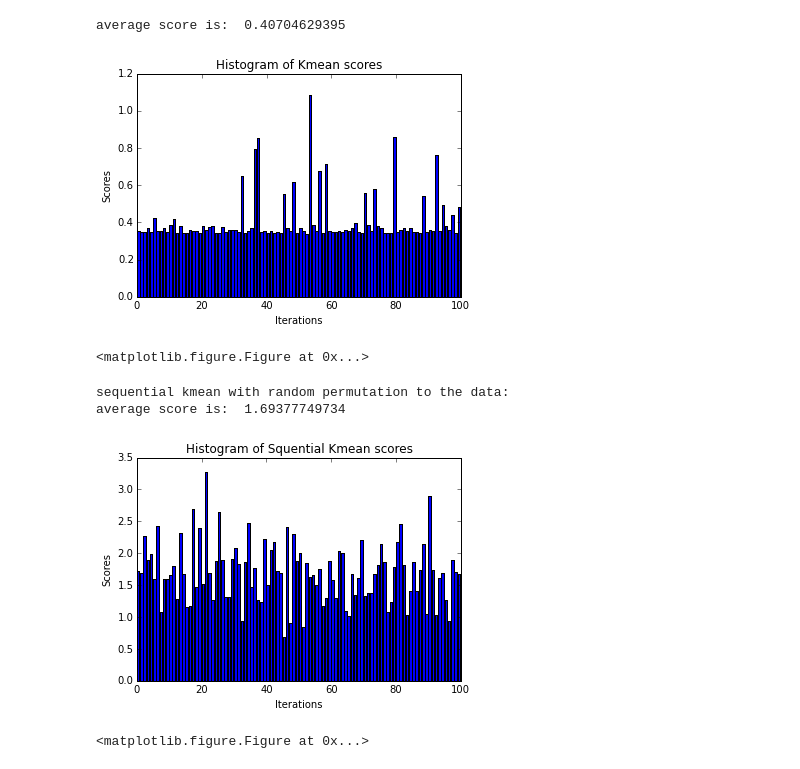
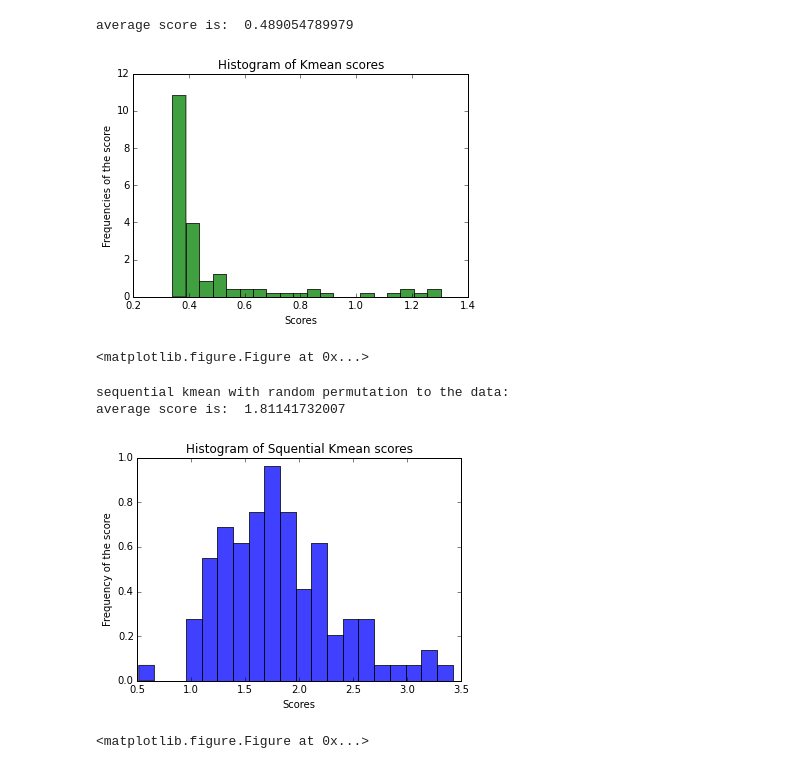
Before and after one commit to RuiqingQiu/K-Mean, a Jupyter notebook: kmeans.ipynb, the cells around one changed output. Drawn from its saved outputs; the diff is of its cells as text; code cells hidden in the pictures.

Commit message:
change bar graph to histogram

```diff
--- a/kmeans.ipynb
+++ b/kmeans.ipynb
@@ -219,43 +221,45 @@ for i in range(num_of_iterations):
     res1, idx1 = kmeans2(data_set, k)
     score_list.append(d.error_calculate(res1) / (sigma * sigma * p))
 print "average score is: ", sum(score_list)/len(score_list)
-plt.xlabel('Iterations')
-plt.ylabel('Scores')
+plt.xlabel('Scores')
+plt.ylabel('Frequencies of the score')
 plt.title(r'Histogram of Kmean scores')
-plt.bar(range(num_of_iterations), score_list)
+#plt.bar(range(num_of_iterations), score_list)
+n, bins, patches = plt.hist(score_list,20,normed=1,facecolor="green",alpha=0.75)
 
 # Tweak spacing to prevent clipping of ylabel
-plt.subplots_adjust(left=0.15)
+#plt.subplots_adjust(left=0.15)
 plt.show()
 pylab.clf()
 # %% [output]
-average score is:  0.40704629395
+average score is:  0.489054789979
-[figure, old version]
+[figure, new version]
 <matplotlib.figure.Figure at 0x...>
 # %%
 # Experiment 2: Running sequential kmeans on the data and obtain average score
 score_list = []
 res1, idx1 = sequential_kmean(np.random.permutation(data_set) , k)
 print "sequential kmean with random permutation to the data: "
 for i in range(num_of_iterations):
     # with permutation
     res1, idx1 = sequential_kmean(np.random.permutation(data_set) , k)
     score_list.append(d.error_calculate(res1) / (sigma * sigma * p))
 print "average score is: ", sum(score_list)/len(score_list)
 # add a 'best fit' line
-plt.xlabel('Iterations')
-plt.ylabel('Scores')
+plt.xlabel('Scores')
+plt.ylabel('Frequency of the score')
 plt.title(r'Histogram of Squential Kmean scores')
-plt.bar(range(num_of_iterations), score_list)
+#plt.bar(range(num_of_iterations), score_list)
+n, bins, patches = plt.hist(score_list,20,normed=1,facecolor="blue",alpha=0.75)
 
 # Tweak spacing to prevent clipping of ylabel
 plt.subplots_adjust(left=0.15)
 plt.show()
 pylab.clf()
 # %% [output]
 sequential kmean with random permutation to the data:
-average score is:  1.69377749734
+average score is:  1.81141732007
-[figure, old version]
+[figure, new version]
 <matplotlib.figure.Figure at 0x...>
 # %%
 # Experiment 3: Adding some easy points to the list to teach the sequential kmean
```
Also changed, not shown: parts of 5 cells of this notebook.
